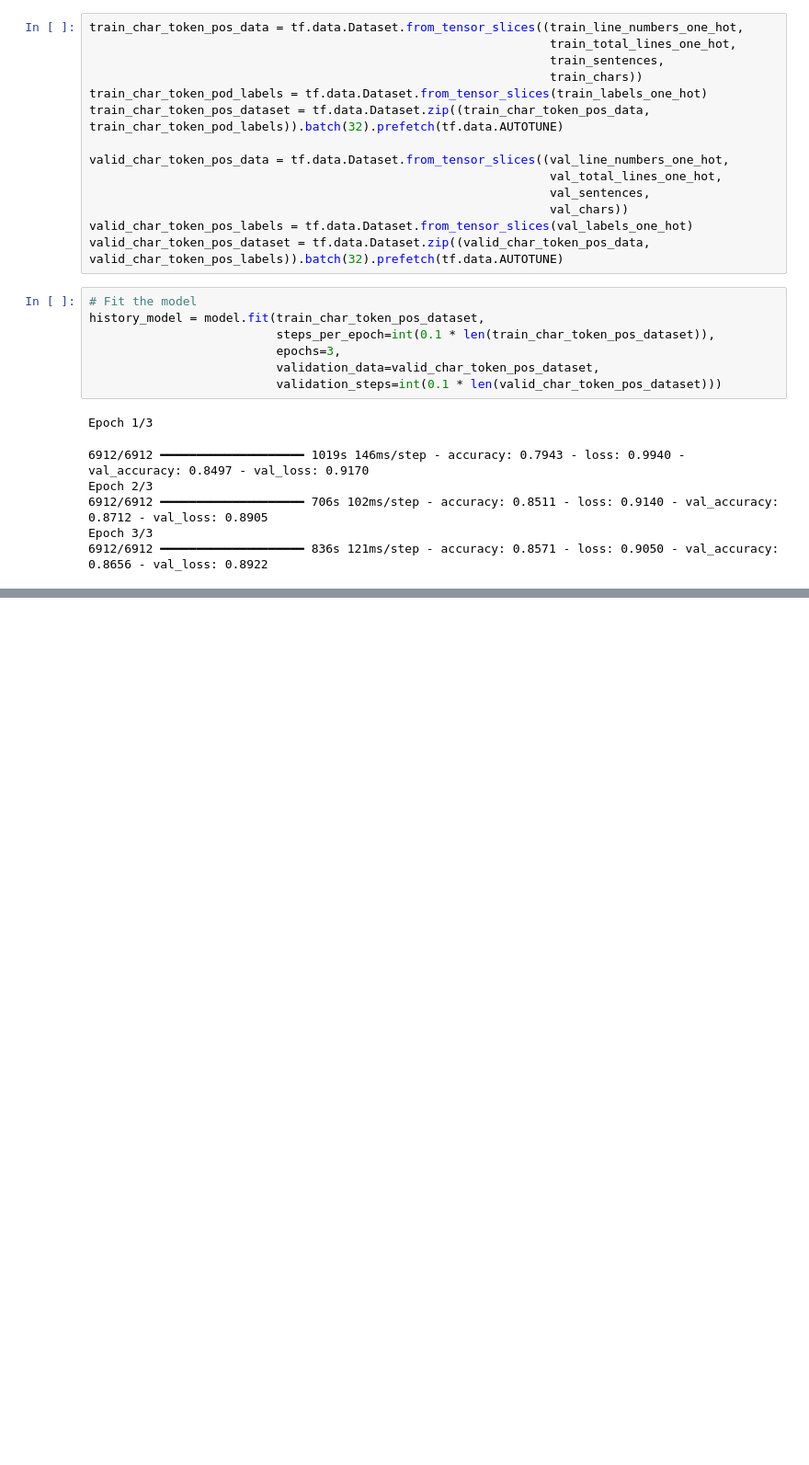
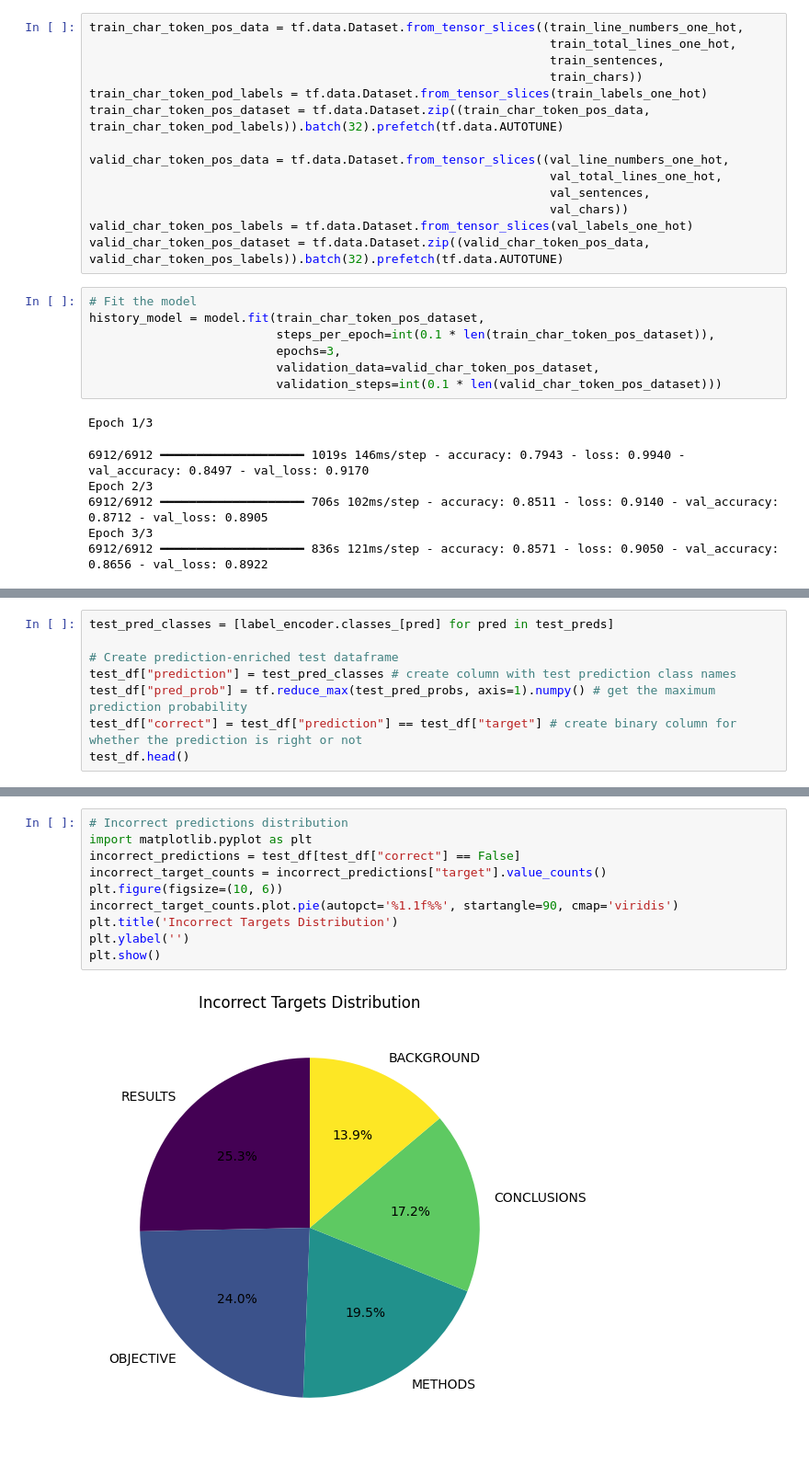
Before and after one commit to davydantoniuk/skimlit-nlp-project, a Jupyter notebook: skimlit.ipynb, the cells around one changed output, grey strips where cells are left out. Shown: that part at 92% size. Cells and saved outputs as stored; diff of their text form; blank space fills up the shorter version.

```diff
--- a/skimlit.ipynb
+++ b/skimlit.ipynb
@@ -339,0 +405,8 @@ Epoch 3/3
+# %%
+test_pred_classes = [label_encoder.classes_[pred] for pred in test_preds]
+
+# Create prediction-enriched test dataframe
+test_df["prediction"] = test_pred_classes # create column with test prediction class names
+test_df["pred_prob"] = tf.reduce_max(test_pred_probs, axis=1).numpy() # get the maximum prediction probability
+test_df["correct"] = test_df["prediction"] == test_df["target"] # create binary column for whether the prediction is right or not
+test_df.head()
@@ -339,0 +436,12 @@ Epoch 3/3
+# %%
+# Incorrect predictions distribution
+import matplotlib.pyplot as plt
+incorrect_predictions = test_df[test_df["correct"] == False]
+incorrect_target_counts = incorrect_predictions["target"].value_counts()
+plt.figure(figsize=(10, 6))
+incorrect_target_counts.plot.pie(autopct='%1.1f%%', startangle=90, cmap='viridis')
+plt.title('Incorrect Targets Distribution')
+plt.ylabel('')
+plt.show()
+# %% [output]
+[figure, added]
```
Also changed, not shown: parts of 12 cells of this notebook.
